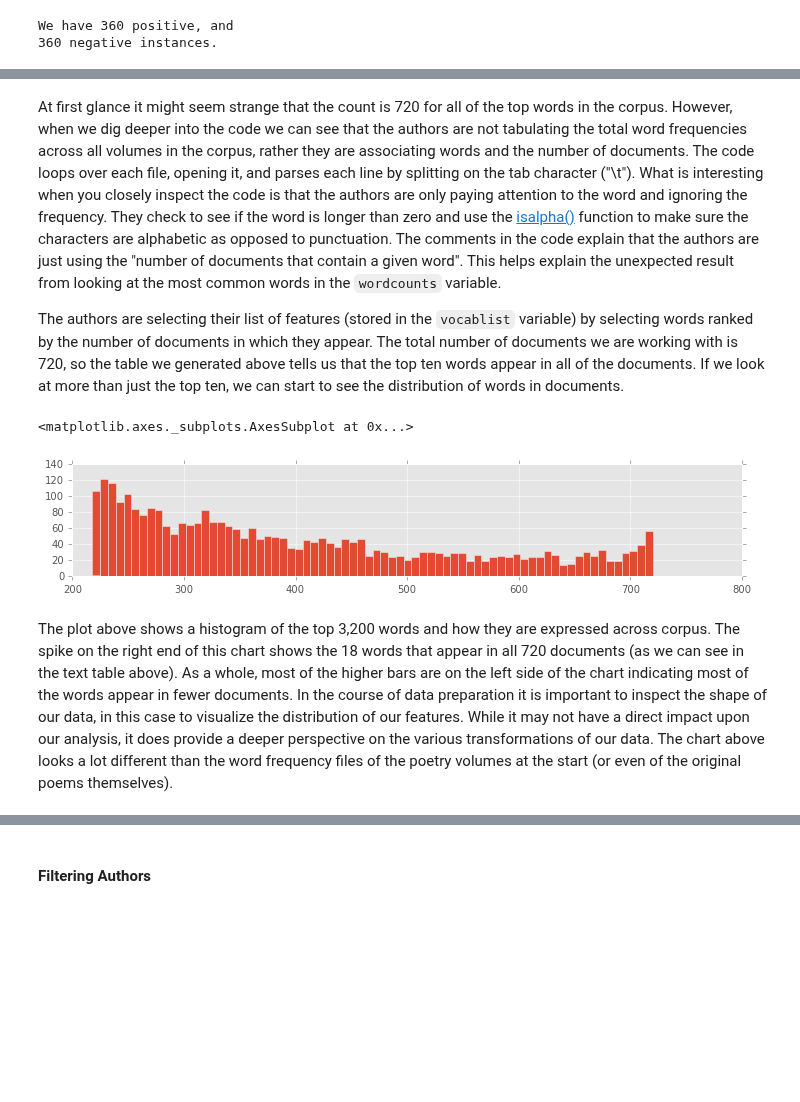
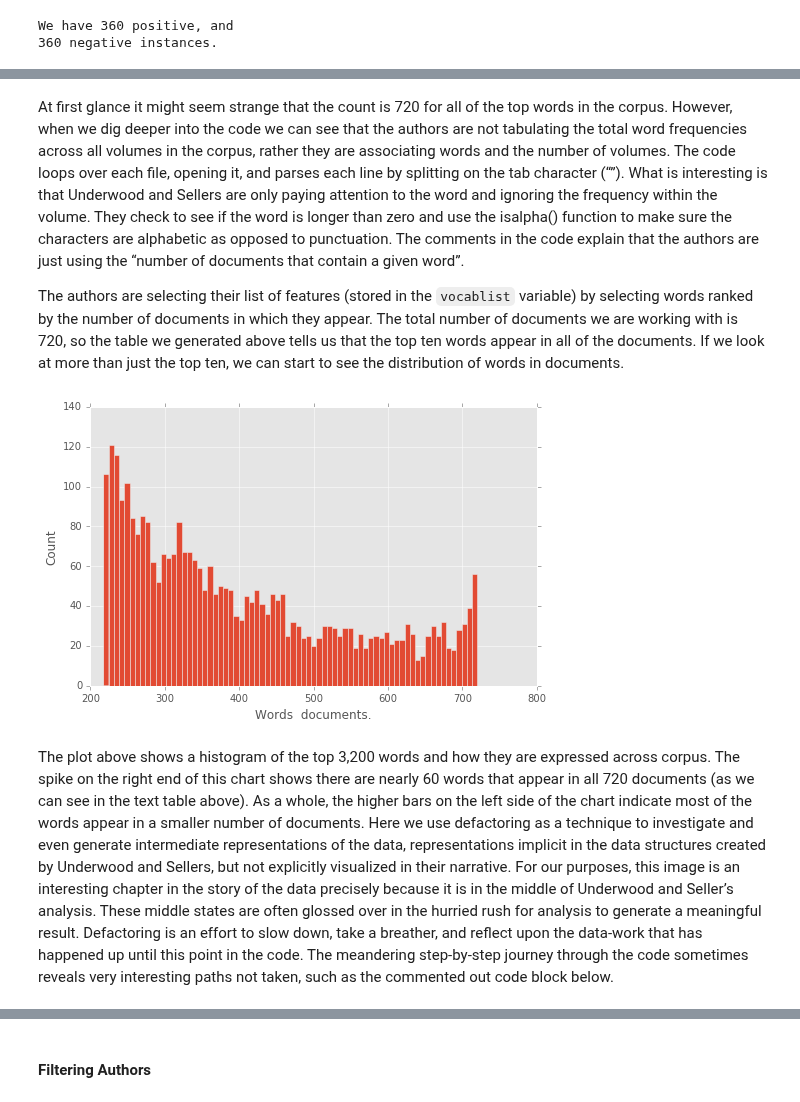
Before and after one commit to interedition/paceofchange, a Jupyter notebook: defactoring-pace-of-change.ipynb, the cells around one changed output, grey strips where cells are left out. Cells and saved outputs as stored; diff of their text form; code cells hidden in the pictures; blank space fills up the shorter version.

Commit message:
incorporating edits from google doc into the notebook
and updating defactoring image

```diff
--- a/defactoring-pace-of-change.ipynb
+++ b/defactoring-pace-of-change.ipynb
@@ -641,16 +727,20 @@ his         719
 # %% [markdown]
-At first glance it might seem strange that the count is 720 for all of the top words in the corpus. However, when we dig deeper into the code we can see that the authors are not tabulating the total word frequencies across all volumes in the corpus, rather they are associating words and the number of documents. The code loops over each file, opening it, and parses each line by splitting on the tab character ("\t"). What is interesting when you closely inspect the code is that the authors are only paying attention to the word and ignoring the frequency. They check to see if the word is longer than zero and use the [isalpha()](https://docs.python.org/3/library/stdtypes.html#str.isalpha) function to make sure the characters are alphabetic as opposed to punctuation. The comments in the code explain that the authors are just using the "number of documents that contain a given word". This helps explain the unexpected result from looking at the most common words in the `wordcounts` variable.
+At first glance it might seem strange that the count is 720 for all of the top words in the corpus. However, when we dig deeper into the code we can see that the authors are not tabulating the total word frequencies across all volumes in the corpus, rather they are associating words and the number of volumes. The code loops over each file, opening it, and parses each line by splitting on the tab character (“”). What is interesting is that Underwood and Sellers are only paying attention to the word and ignoring the frequency within the volume. They check to see if the word is longer than zero and use the isalpha() function to make sure the characters are alphabetic as opposed to punctuation. The comments in the code explain that the authors are just using the “number of documents that contain a given word”.
 
 The authors are selecting their list of features (stored in the `vocablist` variable) by selecting words ranked by the number of documents in which they appear. The total number of documents we are working with is 720, so the table we generated above tells us that the top ten words appear in all of the documents. If we look at more than just the top ten, we can start to see the distribution of words in documents.
 # %%
 ### DEFACTORING INSPECTION
 plt.style.use('ggplot')
-pd.Series([x[1] for x in wordcounts.most_common(n=3200)]).hist(bins=72, figsize=(12,2))
+ax = pd.Series([x[1] for x in wordcounts.most_common(n=3200)]).hist(
+    bins=72,
+    figsize=(8,5))
+ax.set_xlabel("Words  documents.")
+ax.set_ylabel("Count")
+plt.show()
 # %% [output]
-<matplotlib.axes._subplots.AxesSubplot at 0x...>
-[figure, old version]
+[figure, new version]
-# %% [markdown]
-The plot above shows a histogram of the top 3,200 words and how they are expressed across corpus. The spike on the right end of this chart shows the 18 words that appear in all 720 documents (as we can see in the text table above). As a whole, most of the higher bars are on the left side of the chart indicating most of the words appear in fewer documents. In the course of data preparation it is important to inspect the shape of our data, in this case to visualize the distribution of our features. While it may not have a direct impact upon our analysis, it does provide a deeper perspective on the various transformations of our data. The chart above looks a lot different than the word frequency files of the poetry volumes at the start (or even of the original poems themselves).
+# %% [markdown]
+The plot above shows a histogram of the top 3,200 words and how they are expressed across corpus. The spike on the right end of this chart shows there are nearly 60 words that appear in all 720 documents (as we can see in the text table above). As a whole, the higher bars on the left side of the chart indicate most of the words appear in a smaller number of documents. Here we use defactoring as a technique to investigate and even generate intermediate representations of the data, representations implicit in the data structures created by Underwood and Sellers, but not explicitly visualized in their narrative. For our purposes, this image is an interesting chapter in the story of the data precisely because it is in the middle of Underwood and Seller’s analysis. These middle states are often glossed over in the hurried rush for analysis to generate a meaningful result. Defactoring is an effort to slow down, take a breather, and reflect upon the data-work that has happened up until this point in the code. The meandering step-by-step journey through the code sometimes reveals very interesting paths not taken, such as the commented out code block below.
 # %%
 # vocablist = binormal_select(vocablist, positivecounts, negativecounts, totalposvols, totalnegvols, 3000)
 # Feature selection is deprecated. There are cool things
```
Also changed, not shown: parts of 74 cells of this notebook, 1 other file.
